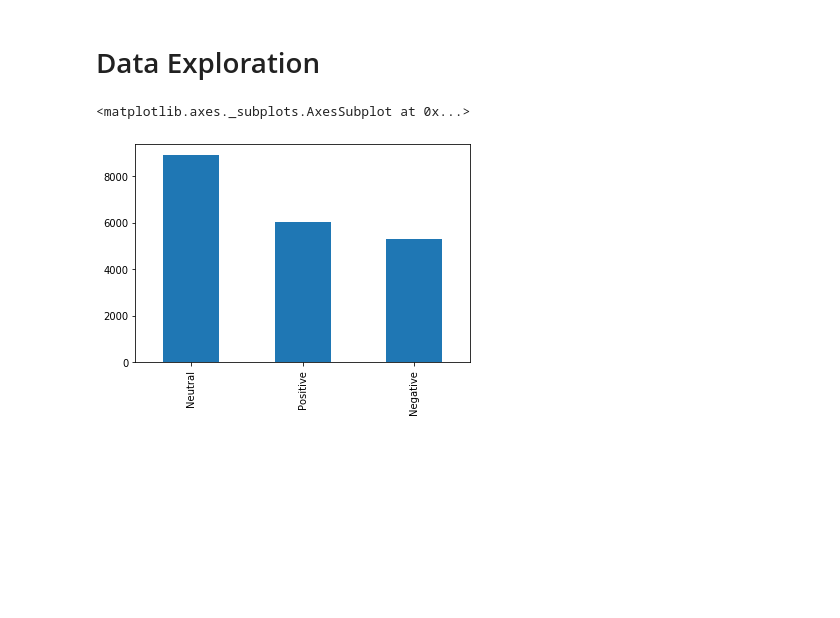
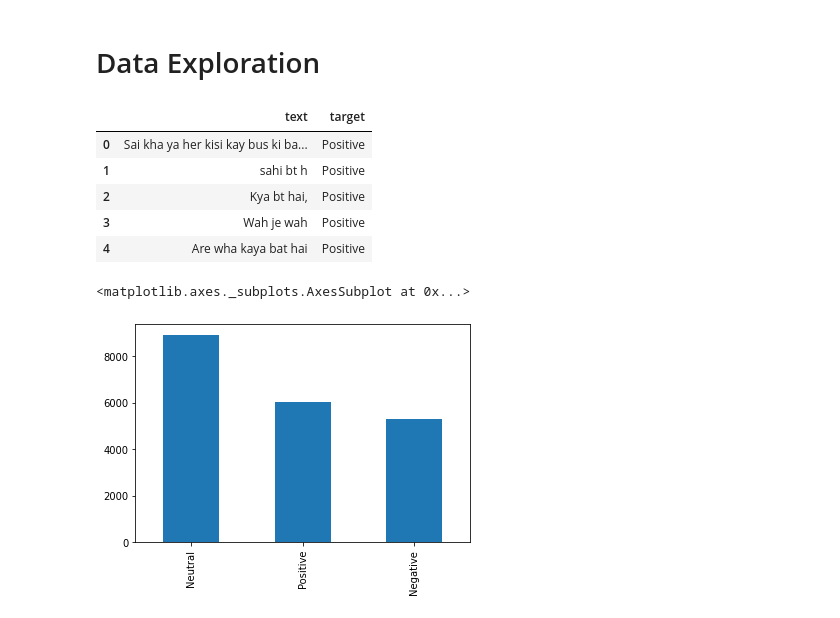
Before and after one commit to chakra-ai/SentimentAnalysis, a Jupyter notebook: DataExploration & Traditional Machine Learning Approaches.ipynb, the cells around one changed output. Drawn from its saved outputs; the diff is of its cells as text; code cells hidden in the pictures; blank space fills up the shorter version.

```diff
--- a/DataExploration & Traditional Machine Learning Approaches.ipynb
+++ b/DataExploration & Traditional Machine Learning Approaches.ipynb
@@ -15,9 +12,19 @@ X, y = Cleaned_X_Y(filename)
 # %%
-df = pd.read_csv(filename, encoding='utf8', header=None)
+url = 'https://raw.githubusercontent.com/chakra-ai/SentimentAnalysis/master/RomanUrduDataSet.csv'
+df = pd.read_csv(url, encoding='utf8', header=None)
 df.columns = ['text','target','junk']
 df.drop('junk',axis=1, inplace=True)
 df.dropna(inplace=True)
 data = df[df['target'] != 'Neative']
+# %%
+df.head()
+# %% [output]
+|  | text | target |
+| 0 | Sai kha ya her kisi kay bus ki ba... | Positive |
+| 1 | sahi bt h | Positive |
+| 2 | Kya bt hai, | Positive |
+| 3 | Wah je wah | Positive |
+| 4 | Are wha kaya bat hai | Positive |
 # %%
 data['target'].value_counts().plot.bar()
 # %% [output]
```
Also changed, not shown: parts of 6 cells of this notebook.
